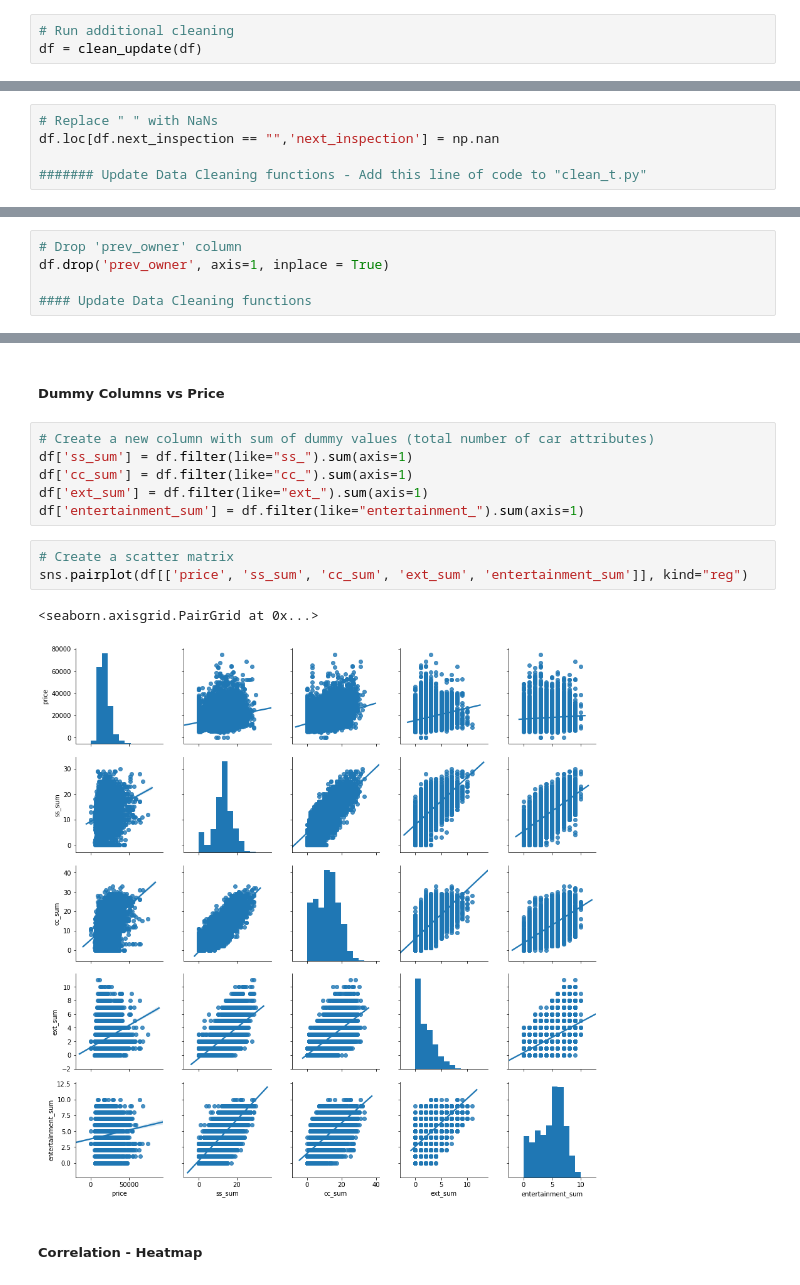
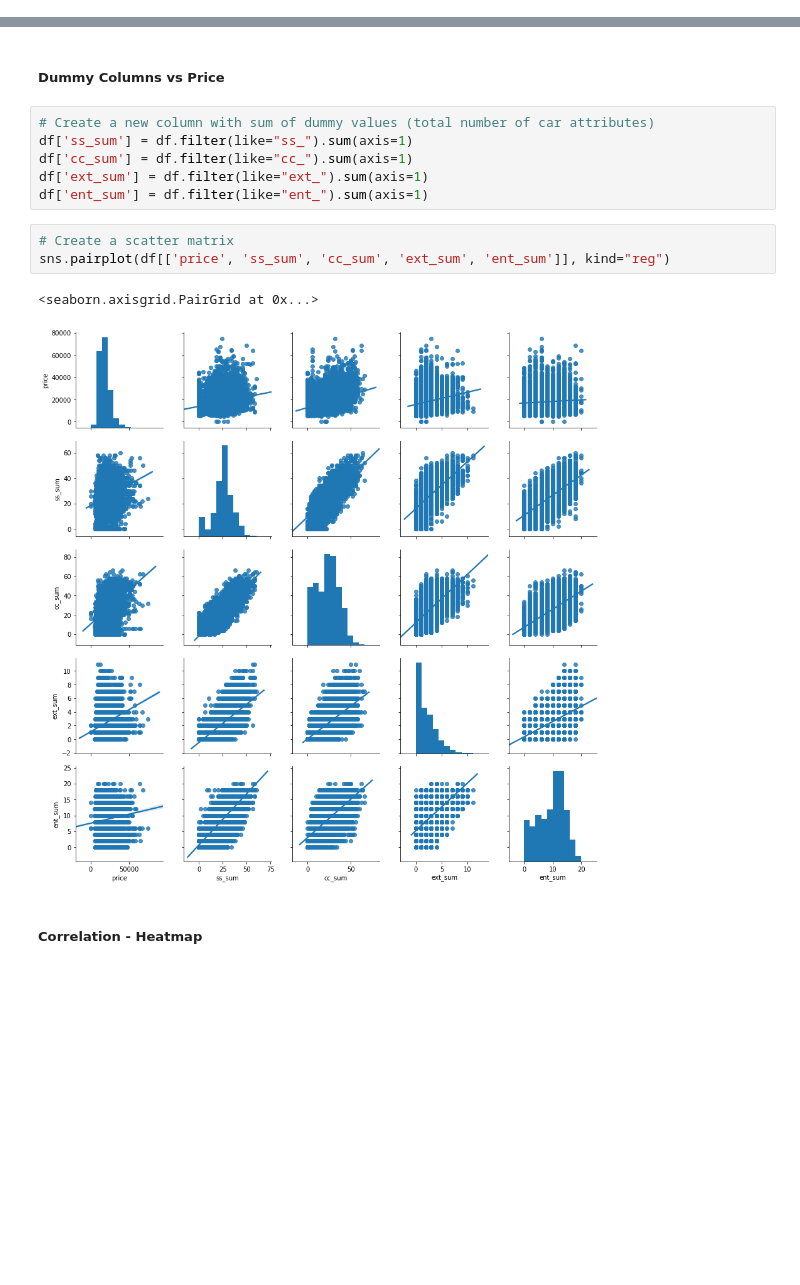
Before and after one commit to kaymal/price-prediction, a Jupyter notebook: trgt/EDA-t.ipynb, the cells around one changed output, grey strips where cells are left out. Drawn from its saved outputs; the diff is of its cells as text; blank space fills up the shorter version.

```diff
--- a/trgt/EDA-t.ipynb
+++ b/trgt/EDA-t.ipynb
@@ -134,6 +43,3 @@ df = df_2.join(df_v)
-# %%
-# Run additional cleaning
-df = clean_update(df)
 # %% [markdown]
 ### EDA
 # %% [markdown]
@@ -449,8 +340,3 @@ df.next_inspection[18]
-# %%
-# Replace " " with NaNs
-df.loc[df.next_inspection == "",'next_inspection'] = np.nan
-
-####### Update Data Cleaning functions - Add this line of code to "clean_t.py"
 # %%
 df.next_inspection.value_counts(dropna=False).head()
 # %% [output]
@@ -676,8 +551,3 @@ There are multiple 'previous owners' columns. However, they are not exactly the
-# %%
-# Drop 'prev_owner' column
-df.drop('prev_owner', axis=1, inplace = True)
-
-#### Update Data Cleaning functions
 # %% [markdown]
 ###### Cylinders
 # %%
@@ -733,13 +603,13 @@ sns.pairplot(df[['price', 'age', 'km', 'hp']], kind="reg")
 df['ss_sum'] = df.filter(like="ss_").sum(axis=1)
 df['cc_sum'] = df.filter(like="cc_").sum(axis=1)
 df['ext_sum'] = df.filter(like="ext_").sum(axis=1)
-df['entertainment_sum'] = df.filter(like="entertainment_").sum(axis=1)
+df['ent_sum'] = df.filter(like="ent_").sum(axis=1)
 # %%
 # Create a scatter matrix
-sns.pairplot(df[['price', 'ss_sum', 'cc_sum', 'ext_sum', 'entertainment_sum']], kind="reg")
+sns.pairplot(df[['price', 'ss_sum', 'cc_sum', 'ext_sum', 'ent_sum']], kind="reg")
 # %% [output]
 <seaborn.axisgrid.PairGrid at 0x...>
-[figure, old version]
+[figure, new version]
 # %% [markdown]
 ##### Correlation - Heatmap
 # %%
```
Also changed, not shown: parts of 37 cells of this notebook.
